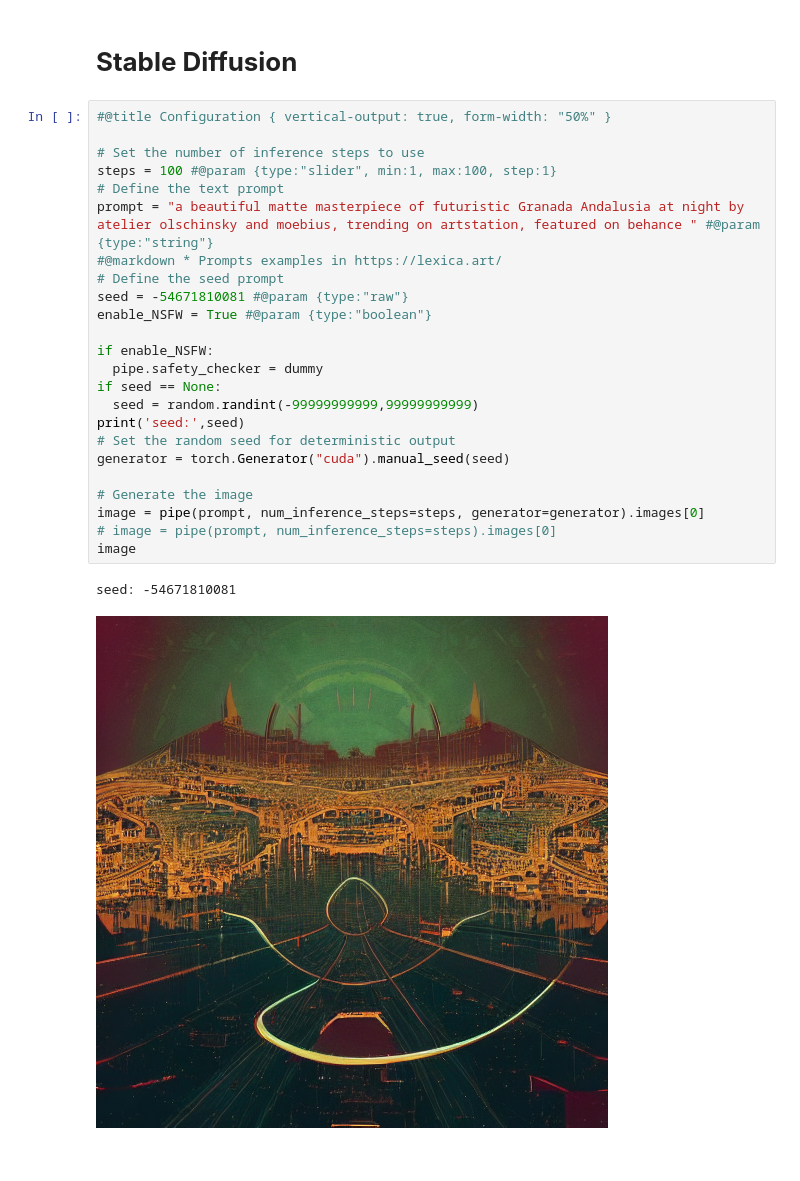
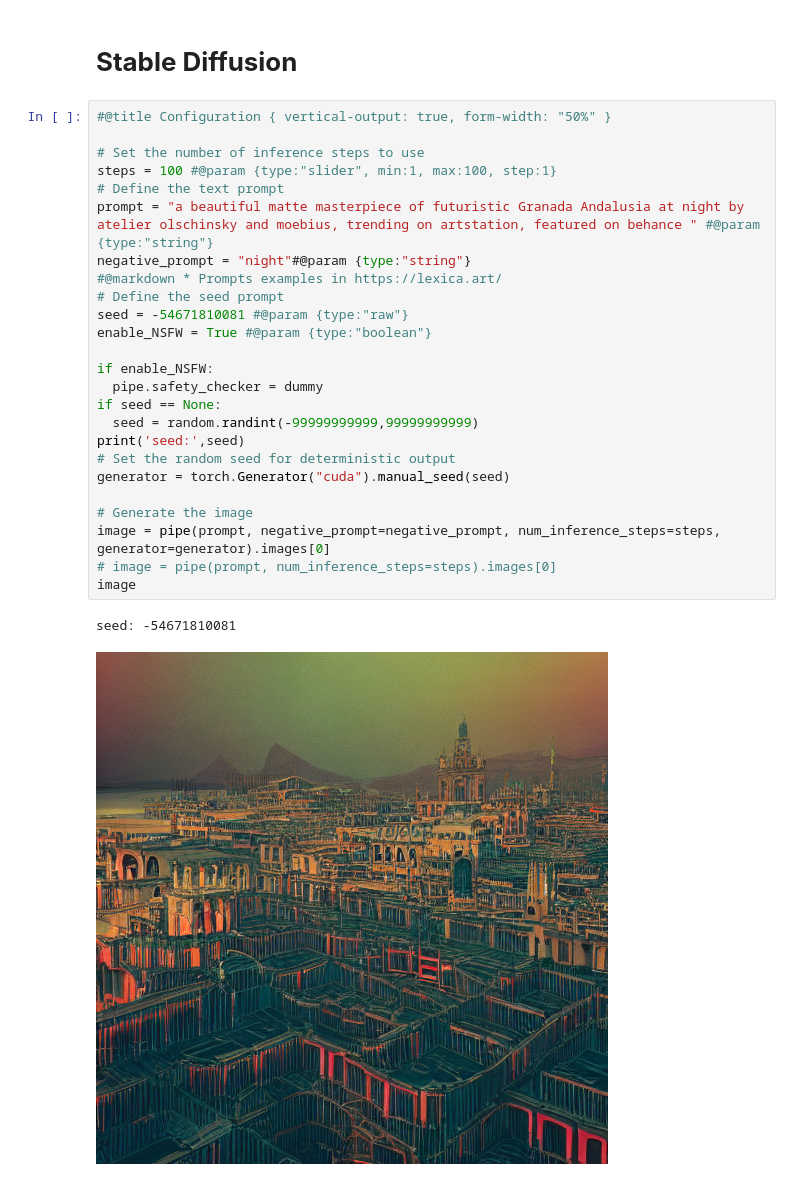
Before and after one commit to MattJCR/Diffusion_in_Colab, a Jupyter notebook: Stable_Diffusion_V1-5.ipynb, the cells around one changed output. Drawn from its saved outputs; the diff is of its cells as text.

```diff
--- a/Stable_Diffusion_V1-5.ipynb
+++ b/Stable_Diffusion_V1-5.ipynb
@@ -30,27 +50,28 @@ torch: 1.13.0+cu116
 # %%
 #@title Configuration { vertical-output: true, form-width: "50%" }
 
 # Set the number of inference steps to use
 steps = 100 #@param {type:"slider", min:1, max:100, step:1}
 # Define the text prompt
 prompt = "a beautiful matte masterpiece of futuristic Granada Andalusia at night by atelier olschinsky and moebius, trending on artstation, featured on behance " #@param {type:"string"}
+negative_prompt = "night"#@param {type:"string"}
 #@markdown * Prompts examples in https://lexica.art/
 # Define the seed prompt
 seed = -54671810081 #@param {type:"raw"}
 enable_NSFW = True #@param {type:"boolean"}
 
 if enable_NSFW:
   pipe.safety_checker = dummy
 if seed == None:
   seed = random.randint(-99999999999,99999999999)
 print('seed:',seed)
 # Set the random seed for deterministic output
 generator = torch.Generator("cuda").manual_seed(seed)
 
 # Generate the image
-image = pipe(prompt, num_inference_steps=steps, generator=generator).images[0]
+image = pipe(prompt, negative_prompt=negative_prompt, num_inference_steps=steps, generator=generator).images[0]
 # image = pipe(prompt, num_inference_steps=steps).images[0]
 image
 # %% [output]
 seed: -54671810081
-[figure, old version]
+[figure, new version]
```
Also changed, not shown: parts of 2 cells of this notebook.
